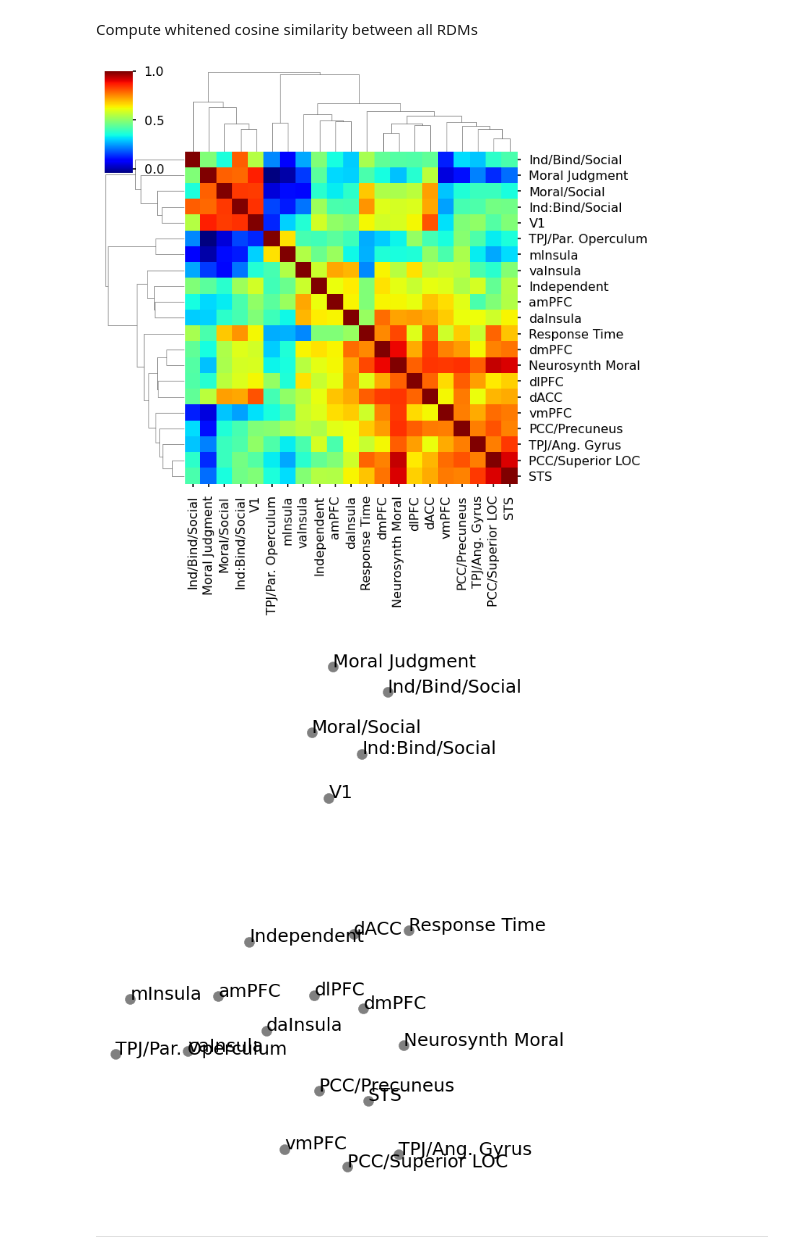
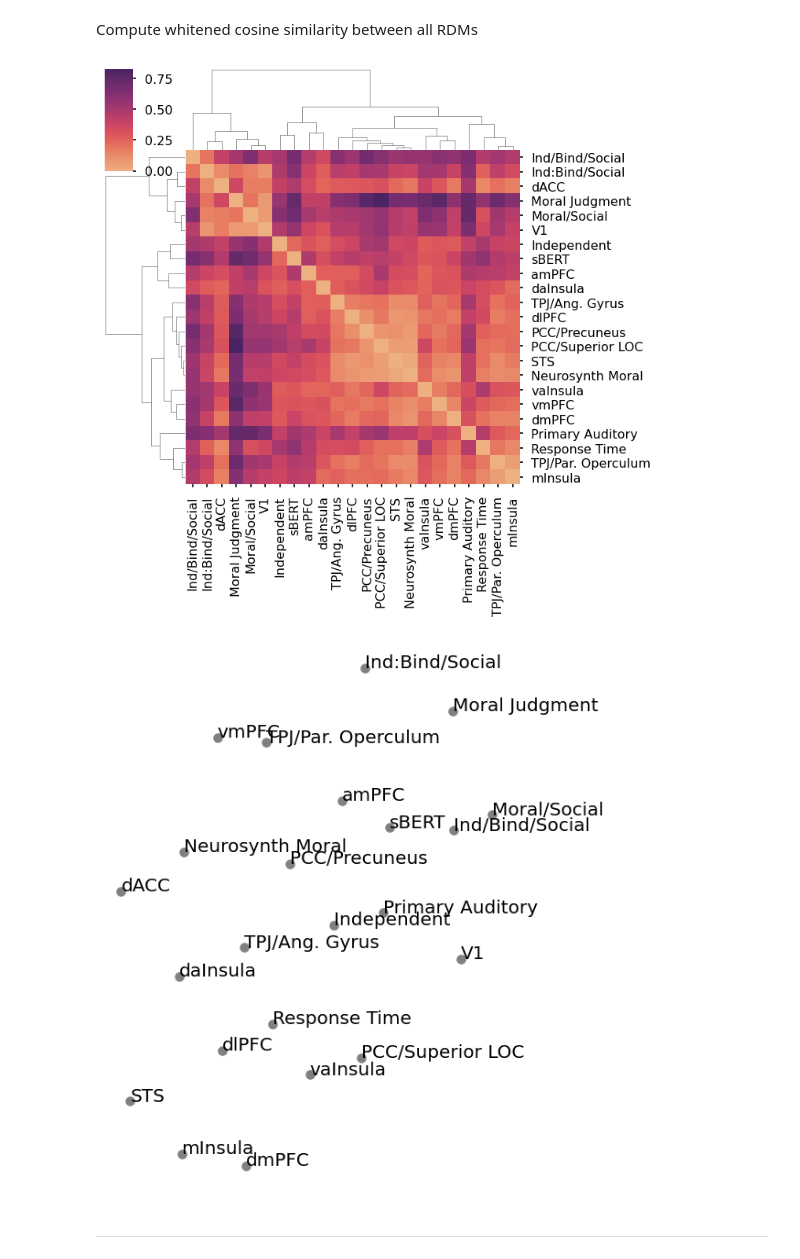
Before and after one commit to medianeuroscience/mft_vignettes, a Jupyter notebook: rsa/rsa.ipynb, the cells around one changed output. Saved outputs shown, nothing was run; the diff lists cells and outputs as text; code cells hidden in the pictures.

```diff
--- a/rsa/rsa.ipynb
+++ b/rsa/rsa.ipynb
@@ -250,6 +318,7 @@ brain_mask_x = expand_mask(brain_mask)
 
 moral_rois = {
             4:'V1',
+            35:'Primary Auditory',
             0:'amPFC',
             32:'vmPFC',
             2:'dmPFC',
@@ -276,23 +345,23 @@ neurosynth_moral.plot()
 # %% [output]
 [figure]
 # %%
-def get_vig_run(sub):
-    return vig_beh[vig_beh['sub_id']==sub][['item','run','trial_type']].set_index('item').loc[item_order]
+labels = ['Physical Care', 'Emotional Care', 'Fairness', 'Liberty', 'Loyalty', 'Authority', 'Sanctity', 'Social']
+runs = range(1,4)
+ordered_labels = []
+for run in runs:
+    for label in labels:
+        new_label = label+'_run_'+str(run)+'.nii'
+        ordered_labels.append(new_label)
 
 def parse_brain(sub):
-    vig_runs = get_vig_run(sub)
+    beta_files = glob.glob(f'/srv/lab/fmri/mft/fhopp_diss/analysis/vignettes/mvpa/betas/runwise_avg_smooth_zscored/{sub}*')
+    ordered_betas = []
+    for l in ordered_labels:
+        for f in beta_files:
+            if l in f:
+                ordered_betas.append(f)
 
-    beta_files = {1:{x:[] for x in vig_runs.trial_type.unique()},
-                  2:{x:[] for x in vig_runs.trial_type.unique()},
-                  3:{x:[] for x in vig_runs.trial_type.unique()}}
-
-    for item,row in vig_runs.iterrows():
-        beta_files[row['run']][row['trial_type']].append( glob.glob(f'betas/{sub}_{item}*')[0] )
-
-    betas_brain = Brain_Data()
-    for run,cond_dict in beta_files.items():
-        for cond, items in cond_dict.items():
-            betas_brain = betas_brain.append(Brain_Data(items).mean().standardize(axis=0, method='center'))
+    betas_brain = Brain_Data(ordered_betas)
 
     runs = np.concatenate( (np.repeat(1, 8), np.repeat(2, 8), np.repeat(3, 8)) )
     conds = np.tile(cond_names_short, 3)
@@ -379,7 +450,7 @@ Compute whitened cosine similarity between all RDMs
 # %%
 model_names = ['Independent',
                'Ind/Bind/Social', 'Ind:Bind/Social',
-          'Moral/Social']+['Moral Judgment','Response Time']+[x for x in roi_rdms_means.rdm_descriptors['model_names']]
+          'Moral/Social']+['Moral Judgment','Response Time']+['sBERT']+[x for x in roi_rdms_means.rdm_descriptors['model_names']]
 # %%
 cosines = pd.DataFrame(columns=model_names,
                        index=model_names)
@@ -387,6 +458,7 @@ cosines = pd.DataFrame(columns=model_names,
 models = [model_rdms,
           rdms_moral_judg_mean,
           rdms_moral_rt_mean,
+          sbert_rdm,
           roi_rdms_means]
 # %%
 # Start to loop over rdm_models to get pairs
@@ -427,29 +505,29 @@ plt.style.use('seaborn-poster')
 # %%
-sns.clustermap(cosines.fillna(1), cmap="jet")
+g=sns.clustermap(df_dist, row_linkage=linkage, col_linkage=linkage, cmap="flare")
 plt.savefig('plots/clustermap.png', dpi=300)
 # %% [output]
-[figure, old version]
+[figure, new version]
 # %%
 clf = TSNE(perplexity=10.0)
-clf.fit(cosines.fillna(1))
-dist_mds = clf.fit_transform(cosines.fillna(1))
+clf.fit(1-cosines.fillna(0))
+dist_mds = clf.fit_transform(1-cosines.fillna(0))
 
 x = dist_mds[:, 0]
 y = dist_mds[:, 1]
 
-fig, ax = plt.subplots(figsize=(8,14))
-plt.scatter( x, y , c='grey', s=200)
+fig, ax = plt.subplots(figsize=(8,11))
+plt.scatter( x, y , c='grey', s=100)
 for i in range(len(model_names)):
     plt.annotate( model_names[i],
                   xy = ( x[i], y[i] ),
                   xytext = ( x[i], y[i] ),
-                  c='black', fontsize=25)
+                  c='black', fontsize=20)
 
 plt.axis("off")
 plt.savefig("plots/mds_rdms.png", dpi=200, bbox_inches='tight')
 plt.show()
 # %% [output]
-[figure, old version]
+[figure, new version]
 # %% [markdown]
 ***
 # %% [markdown]
```
Also changed, not shown: parts of 27 cells of this notebook, 18 other files.
